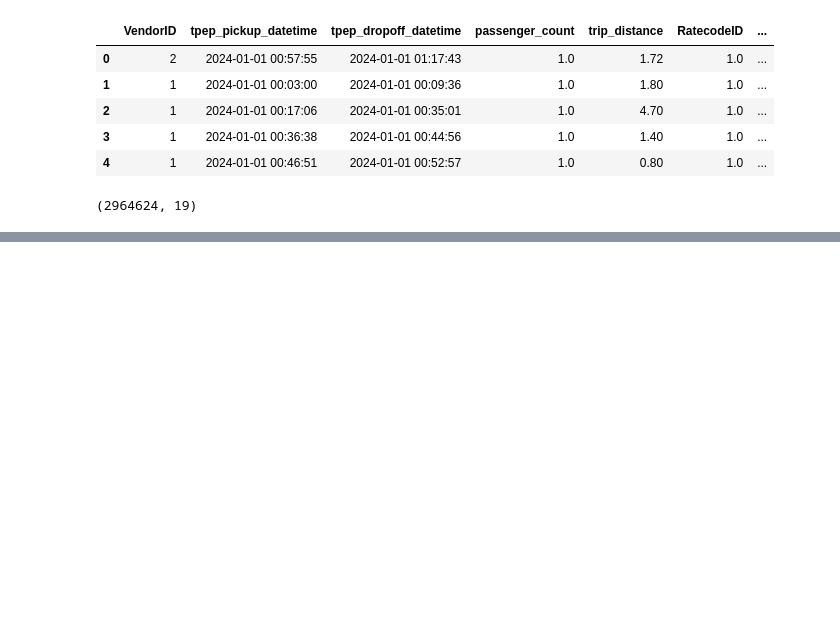
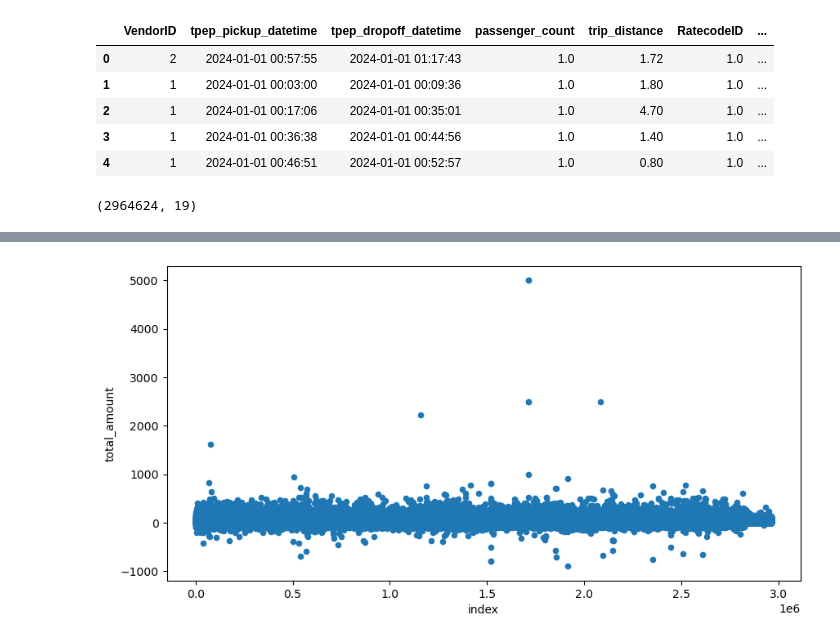
Before and after one commit to albertorsesc/taxi-analysis-ny, a Jupyter notebook: notebook.ipynb, the cells around one changed output, grey strips where cells are left out. Saved outputs shown, nothing was run; the diff lists cells and outputs as text; code cells hidden in the pictures; blank space fills up the shorter version.

Commit message:
Exploring why negative values exist for total_amount

```diff
--- a/notebook.ipynb
+++ b/notebook.ipynb
@@ -5,3 +9,4 @@ import pandas as pd
 # %%
-taxi_df = pd.read_parquet('data/yellow_tripdata_2024-01.parquet')
+taxi_jan_2024 = pd.read_parquet('data/yellow_tripdata_2024-01.parquet')
+taxi_data = pd.concat([taxi_jan_2024])
 # %%
@@ -19,0 +34,17 @@ taxi_df.shape
+# %%
+taxi_subset = taxi_data.copy()
+taxi_subset = taxi_subset[
+  [
+    'tpep_pickup_datetime',
+    'tpep_dropoff_datetime',
+    'passenger_count',
+    'trip_distance',
+    'RatecodeID',
+    'PULocationID',
+    'DOLocationID',
+    'payment_type',
+    'total_amount'
+  ]
+]
+
+taxi_subset
@@ -19,0 +89,6 @@ taxi_df.shape
+# %%
+taxi_subset.reset_index().plot(kind='scatter', y='total_amount', x='index', figsize=(10,5))
+plt.show()
+plt.close()
+# %% [output]
+[figure, added]
```
Also changed, not shown: parts of 12 cells of this notebook.
